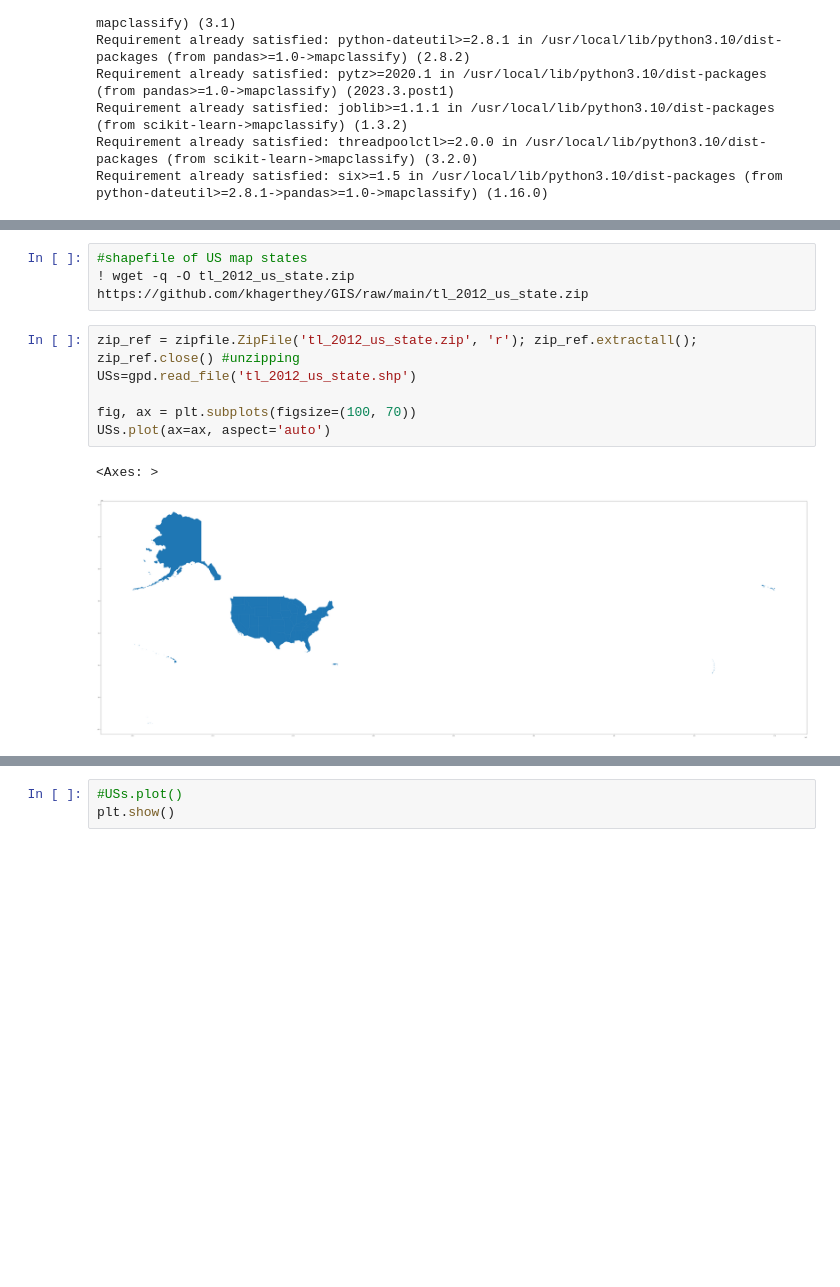
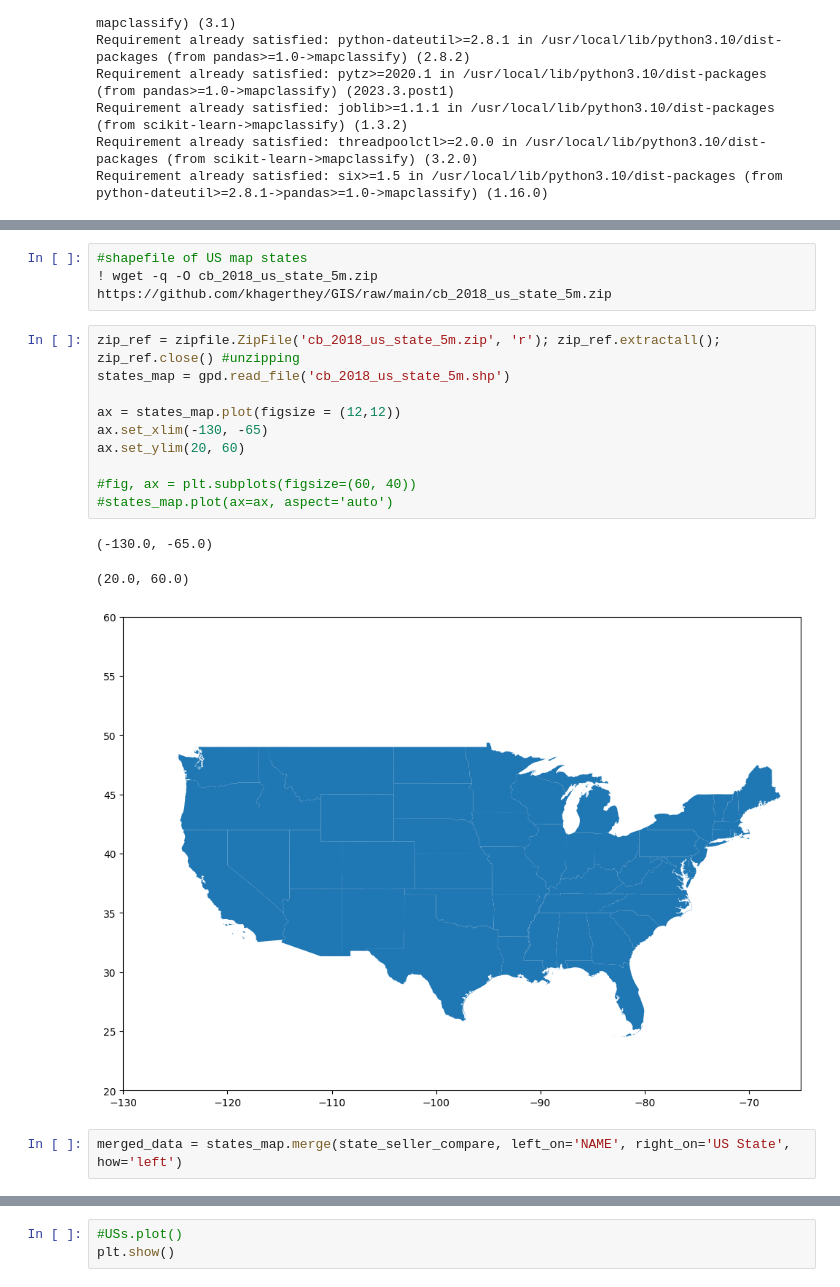
Before and after one commit to khagerthey/GIS, a Jupyter notebook: PS1.ipynb, the cells around one changed output, grey strips where cells are left out. Drawn from its saved outputs; the diff is of its cells as text; blank space fills up the shorter version.

```diff
--- a/PS1.ipynb
+++ b/PS1.ipynb
@@ -116,13 +117,20 @@ state_seller_compare
 | 51 | Puerto Rico | 3221789.0 | 2.3 | both |
 # %%
 #shapefile of US map states
-! wget -q -O tl_2012_us_state.zip https://github.com/khagerthey/GIS/raw/main/tl_2012_us_state.zip
+! wget -q -O cb_2018_us_state_5m.zip https://github.com/khagerthey/GIS/raw/main/cb_2018_us_state_5m.zip
 # %%
-zip_ref = zipfile.ZipFile('tl_2012_us_state.zip', 'r'); zip_ref.extractall(); zip_ref.close() #unzipping
-USs=gpd.read_file('tl_2012_us_state.shp')
+zip_ref = zipfile.ZipFile('cb_2018_us_state_5m.zip', 'r'); zip_ref.extractall(); zip_ref.close() #unzipping
+states_map = gpd.read_file('cb_2018_us_state_5m.shp')
 
-fig, ax = plt.subplots(figsize=(100, 70))
-USs.plot(ax=ax, aspect='auto')
+ax = states_map.plot(figsize = (12,12))
+ax.set_xlim(-130, -65)
+ax.set_ylim(20, 60)
+
+#fig, ax = plt.subplots(figsize=(60, 40))
+#states_map.plot(ax=ax, aspect='auto')
 # %% [output]
-<Axes: >
+(-130.0, -65.0)
+(20.0, 60.0)
-[figure, old version]
+[figure, new version]
+# %%
+merged_data = states_map.merge(state_seller_compare, left_on='NAME', right_on='US State', how='left')
```
Also changed, not shown: parts of 8 cells of this notebook.
